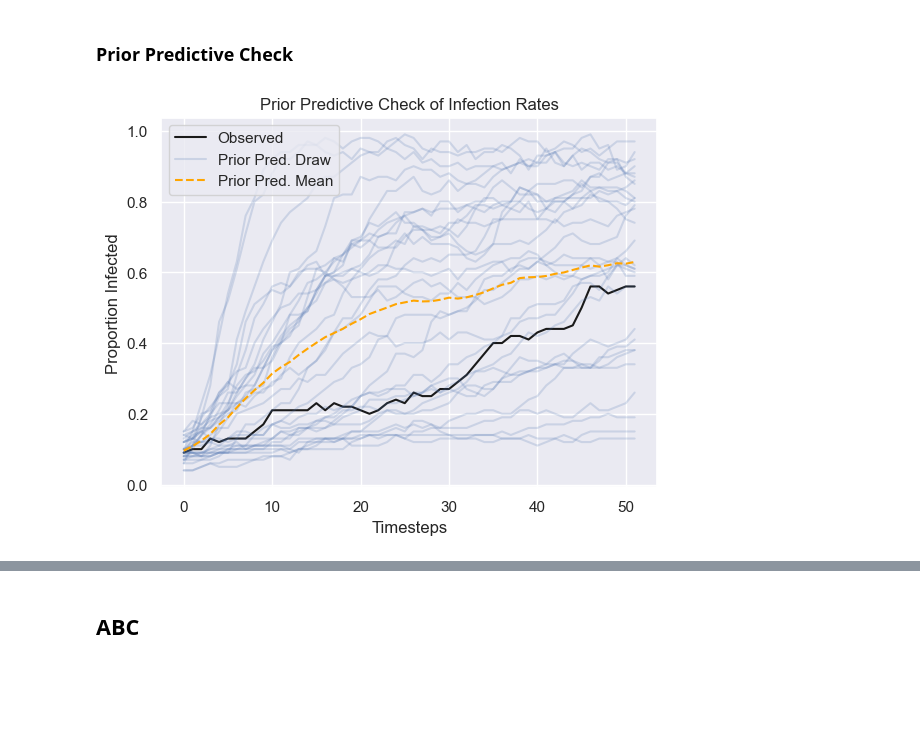
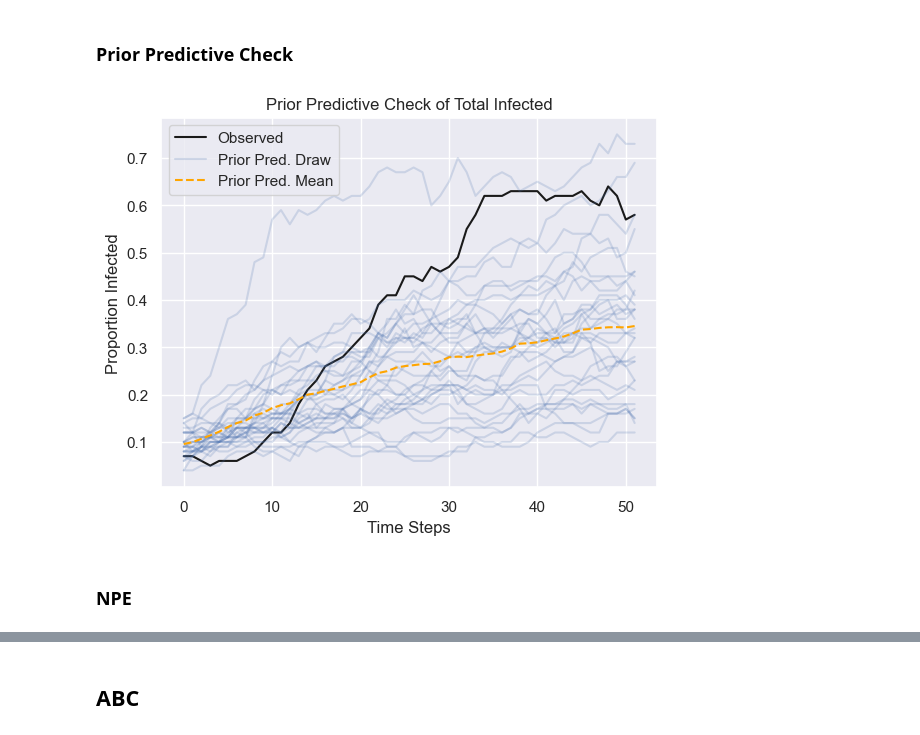
Before and after one commit to epibayes/np-epid, a Jupyter notebook: notebooks/si_sim_het.ipynb, the cells around one changed output, grey strips where cells are left out. Saved outputs shown, nothing was run; the diff lists cells and outputs as text; code cells hidden in the pictures; blank space fills up the shorter version.

```diff
--- a/notebooks/si_sim_het.ipynb
+++ b/notebooks/si_sim_het.ipynb
@@ -55,17 +46,17 @@ plt.show()
 ## Prior
 # %%
 x = np.arange(0, 0.5, 0.005)
-fig, axs = plt.subplots(1, 3)
+fig, axs = plt.subplots(1, 4)
 fig.set_figheight(3)
 fig.set_figwidth(9)
 
 #TODO: generalize to multidim prior
 prior_mean = np.exp(prior_mu + prior_sigma**2/2)
 
-for i in range(3):
-    sns.lineplot(x=x, y=lognorm.pdf(x, scale=np.exp(prior_mu), s=prior_sigma),
+for i in range(4):
+    sns.lineplot(x=x, y=lognorm.pdf(x, scale=np.exp(prior_mu[i]), s=prior_sigma[i]),
                 ax=axs[i])
     axs[i].axvline(beta_true[i], color="red", linestyle="--")
-    axs[i].axvline(prior_mean, color="k")
+    axs[i].axvline(prior_mean[i], color="k")
 plt.show()
 # %% [output]
@@ -73,12 +64,12 @@ plt.show()
 # %%
-x = np.arange(-6, 0, 0.01)
-fig, axs = plt.subplots(1, 3)
-fig.set_figheight(3)
-fig.set_figwidth(9)
+# x = np.arange(-6, 1, 0.05)
+# fig, axs = plt.subplots(1, 4)
+# fig.set_figheight(3)
+# fig.set_figwidth(9)
 
-#TODO: generalize to multidim prior
-for i in range(3):
-    sns.lineplot(x=x, y=norm.pdf(x, prior_mu, prior_sigma),
-                ax=axs[i])
-    axs[i].axvline(np.log(beta_true[i]), color="red", linestyle="--")
-plt.show()
+# for i in range(4):
+#     sns.lineplot(x=x, y=norm.pdf(x, loc=prior_mu[i], scale=prior_sigma[i]),
+#                 ax=axs[i])
+#     axs[i].axvline(np.log(beta_true[i]), color="red", linestyle="--")
+#     # axs[i].axvline(prior_mean[i], color="k")
+# plt.show()
@@ -89,30 +78,31 @@ plt.show()
 # %%
 prior = norm(prior_mu, prior_sigma)
 prior_sample = np.exp(prior.rvs(size=(K, n_zones+1), random_state=2))
 prior_predictive = np.empty((K,n_zones+1,T))
 
 for i in range(K):
     si_model = SIModel(alpha, gamma, prior_sample[i],
-                   2, prior_mu, prior_sigma,
-                   N, T, summarize=False)
+                   n_zones, prior_mu, prior_sigma,
+                   N, T, summarize=False, observed_seed=31)
     x_rep = si_model.get_observed_data(i)
     x_rep = x_rep.unflatten(1, (n_zones+1, T)).squeeze(0)
     prior_predictive[i] =  np.array(x_rep)
 prp_mean = prior_predictive.mean(0)[0]
 
 labels = ["Prior Pred. Draw"] + [None for _ in range(K-1)]
 I_o = np.array(x_o)[0]
-S_o  = 1 - I_o
 plt.plot(I_o, label="Observed", color="k")
 plt.plot(prior_predictive[:,0,:].T,
          label=labels, color="b",
          alpha=0.2)
 plt.plot(prp_mean, label="Prior Pred. Mean", linestyle="--",
          color="orange")
 plt.legend()
-plt.title("Prior Predictive Check of Infection Rates")
+plt.title("Prior Predictive Check of Total Infected")
 plt.ylabel("Proportion Infected")
-plt.xlabel("Timesteps")
+plt.xlabel("Time Steps")
 plt.show()
 # %% [output]
-[figure, old version]
+[figure, new version]
+# %% [markdown]
+### NPE
```
Also changed, not shown: parts of 44 cells of this notebook, 9 other files.
